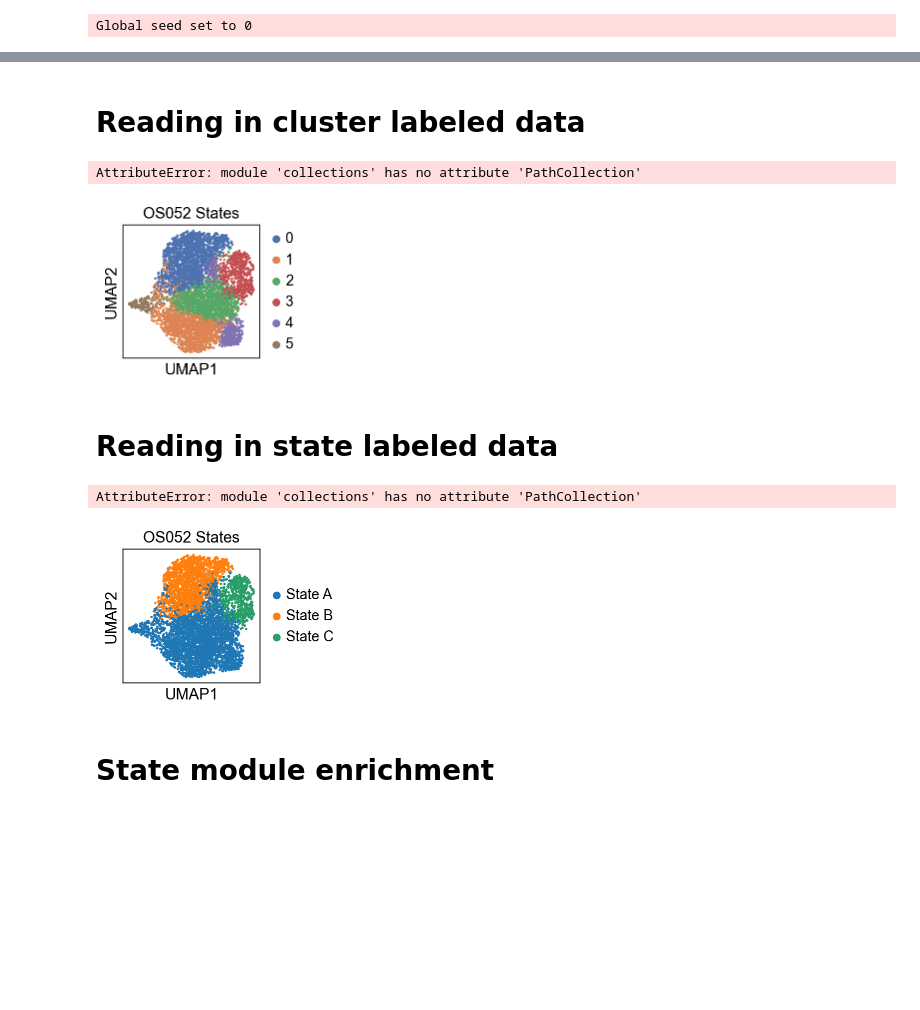
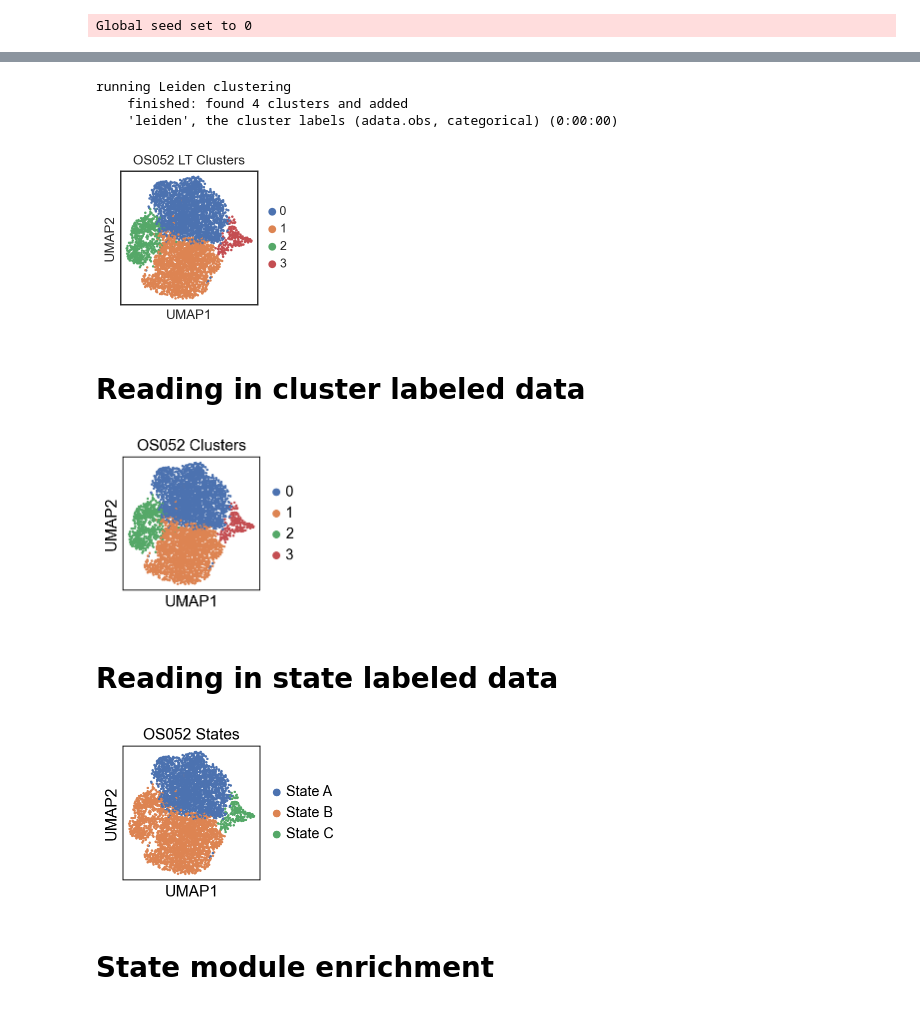
Before and after one commit to brendamelano/Reprogramming_Osteosarcoma, a Jupyter notebook: Lineage_Tracing/scRNAseq_LT_analysis/OS052_Lineage_Tracing.ipynb, the cells around one changed output, grey strips where cells are left out. Saved outputs shown, nothing was run; the diff lists cells and outputs as text; code cells hidden in the pictures; blank space fills up the shorter version.

```diff
--- a/Lineage_Tracing/scRNAseq_LT_analysis/OS052_Lineage_Tracing.ipynb
+++ b/Lineage_Tracing/scRNAseq_LT_analysis/OS052_Lineage_Tracing.ipynb
@@ -207,3 +264,22 @@ sc.pl.umap(
+# %%
+# Leiden clustering
+sc.tl.leiden(adata, resolution = 0.25)
+
+
+# Plotting umap
+sc.pl.umap(
+    adata,
+    color=["leiden"],
+    frameon= True,
+    title = "OS052 LT Clusters",
+    size = 20,
+    #save="OS052_LT_Clusters.svg"
+)
+# %% [output]
+running Leiden clustering
+    finished: found 4 clusters and added
+    'leiden', the cluster labels (adata.obs, categorical) (0:00:00)
+[figure, added]
 # %%
 
 # saving the adata file with the cluster ids
@@ -220,7 +296,7 @@ sc.pl.umap(
     adata,
     color=["leiden"],
     frameon=True,
-    title="OS052 States",
+    title="OS052 Clusters",
     size=20,
     show=False  # Do not display the plot immediately
 )
@@ -229,7 +305,7 @@ sc.pl.umap(
 # Rasterize the scatter plot elements only
 ax = plt.gca()
 for artist in ax.get_children():
-    if isinstance(artist, collections.PathCollection):  # Use the correct module path
+    if isinstance(artist, mc.PathCollection):  # Use the correct module path
         artist.set_rasterized(True)
 
 
@@ -237,39 +313,37 @@ for artist in ax.get_children():
 #plt.savefig("/Users/brendamelano/Desktop/OS052_LT_clusters_rasterized.svg", format='svg')
 plt.show()
 # %% [output]
-AttributeError: module 'collections' has no attribute 'PathCollection'
-[figure, old version]
+[figure, new version]
 # %% [markdown]
 # Reading in state labeled data
 # %%
 # Reading in the adata file from the subtype data
 adata = scv.read("/Users/brendamelano/Desktop/Reprogramming_Osteosarcoma/Lineage_Tracing/scRNAseq_LT_analysis/OS052_LT/OS052_adata_states_PCA.h5ad")
 
 
 # Plot the UMAP
 sc.pl.umap(
     adata,
     color=["State"],
     frameon=True,
     title="OS052 States",
     size=20,
     show=False  # Do not display the plot immediately
 )
 
 
 # Rasterize the scatter plot elements only
 ax = plt.gca()
 for artist in ax.get_children():
-    if isinstance(artist, collections.PathCollection):  # Use the correct module path
+    if isinstance(artist, mc.PathCollection):  # Use the correct module path
         artist.set_rasterized(True)
 
 
 # Save as an SVG with rasterized points
 #plt.savefig("/Users/brendamelano/Desktop/OS052_LT_clusters_rasterized.svg", format='svg')
 plt.show()
 # %% [output]
-AttributeError: module 'collections' has no attribute 'PathCollection'
-[figure, old version]
+[figure, new version]
 # %% [markdown]
 # State module enrichment
 # %%
```
Also changed, not shown: parts of 17 cells of this notebook, 8 other files.
